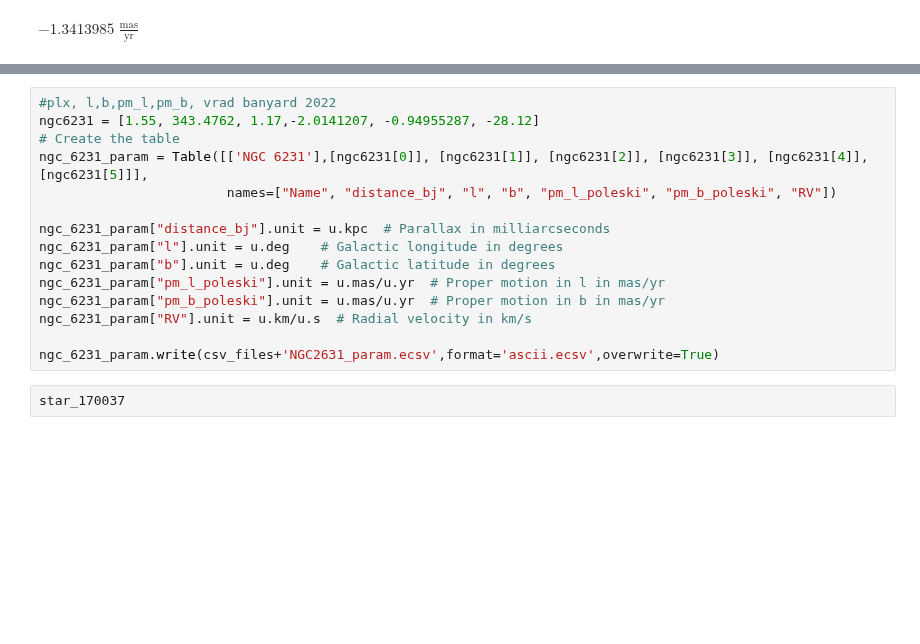
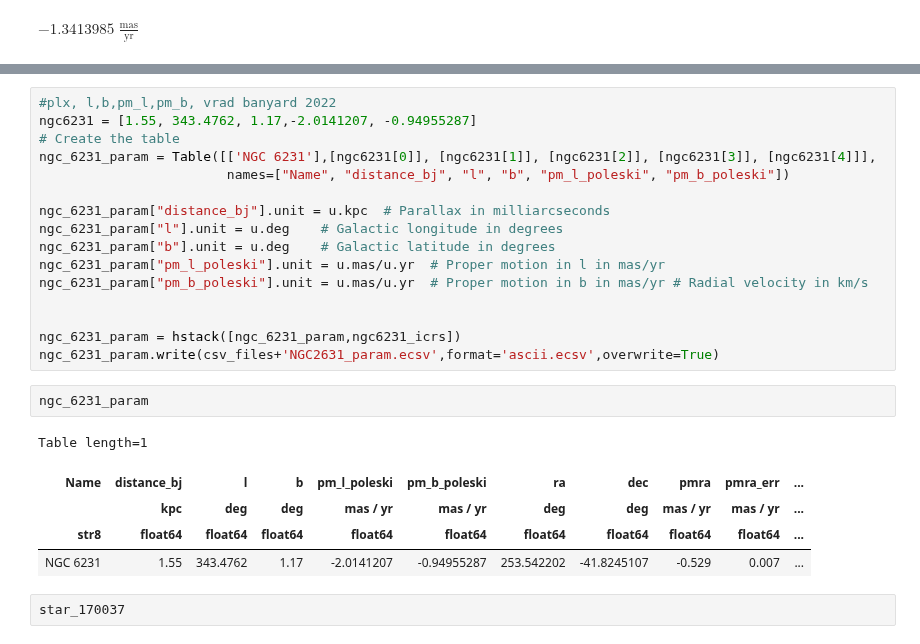
Before and after one commit to MantisShrimp2/Thesis-HMXB, a Jupyter notebook: Code/HMXB_TraceBack.ipynb, the cells around one changed output, grey strips where cells are left out. Drawn from its saved outputs; the diff is of its cells as text; blank space fills up the shorter version.

```diff
--- a/Code/HMXB_TraceBack.ipynb
+++ b/Code/HMXB_TraceBack.ipynb
@@ -257,18 +291,27 @@ $-1.3413985 \; \mathrm{\frac{mas}{yr}}$
 # %%
 #plx, l,b,pm_l,pm_b, vrad banyard 2022
-ngc6231 = [1.55, 343.4762, 1.17,-2.0141207, -0.94955287, -28.12]
+ngc6231 = [1.55, 343.4762, 1.17,-2.0141207, -0.94955287]
 # Create the table
-ngc_6231_param = Table([['NGC 6231'],[ngc6231[0]], [ngc6231[1]], [ngc6231[2]], [ngc6231[3]], [ngc6231[4]], [ngc6231[5]]],
-                        names=["Name", "distance_bj", "l", "b", "pm_l_poleski", "pm_b_poleski", "RV"])
+ngc_6231_param = Table([['NGC 6231'],[ngc6231[0]], [ngc6231[1]], [ngc6231[2]], [ngc6231[3]], [ngc6231[4]]],
+                        names=["Name", "distance_bj", "l", "b", "pm_l_poleski", "pm_b_poleski"])
 
 ngc_6231_param["distance_bj"].unit = u.kpc  # Parallax in milliarcseconds
 ngc_6231_param["l"].unit = u.deg    # Galactic longitude in degrees
 ngc_6231_param["b"].unit = u.deg    # Galactic latitude in degrees
 ngc_6231_param["pm_l_poleski"].unit = u.mas/u.yr  # Proper motion in l in mas/yr
-ngc_6231_param["pm_b_poleski"].unit = u.mas/u.yr  # Proper motion in b in mas/yr
-ngc_6231_param["RV"].unit = u.km/u.s  # Radial velocity in km/s
+ngc_6231_param["pm_b_poleski"].unit = u.mas/u.yr  # Proper motion in b in mas/yr # Radial velocity in km/s
 
+
+ngc_6231_param = hstack([ngc_6231_param,ngc6231_icrs])
 ngc_6231_param.write(csv_files+'NGC2631_param.ecsv',format='ascii.ecsv',overwrite=True)
+# %%
+ngc_6231_param
+# %% [output]
+Table length=1
+| Name | distance_bj | l | b | pm_l_poleski | pm_b_poleski | ra | dec | pmra | pmra_err | ... |
+|  | kpc | deg | deg | mas / yr | mas / yr | deg | deg | mas / yr | mas / yr | ... |
+| str8 | float64 | float64 | float64 | float64 | float64 | float64 | float64 | float64 | float64 | ... |
+| NGC 6231 | 1.55 | 343.4762 | 1.17 | -2.0141207 | -0.94955287 | 253.542202 | -41.8245107 | -0.529 | 0.007 | ... |
 # %%
 star_170037
 # %% [output]
```
Also changed, not shown: parts of 36 cells of this notebook.
